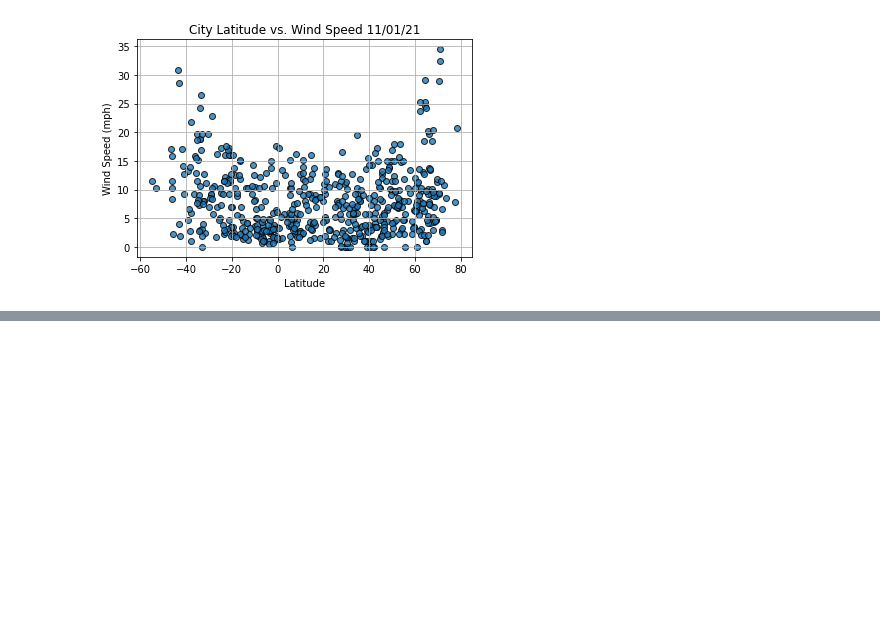
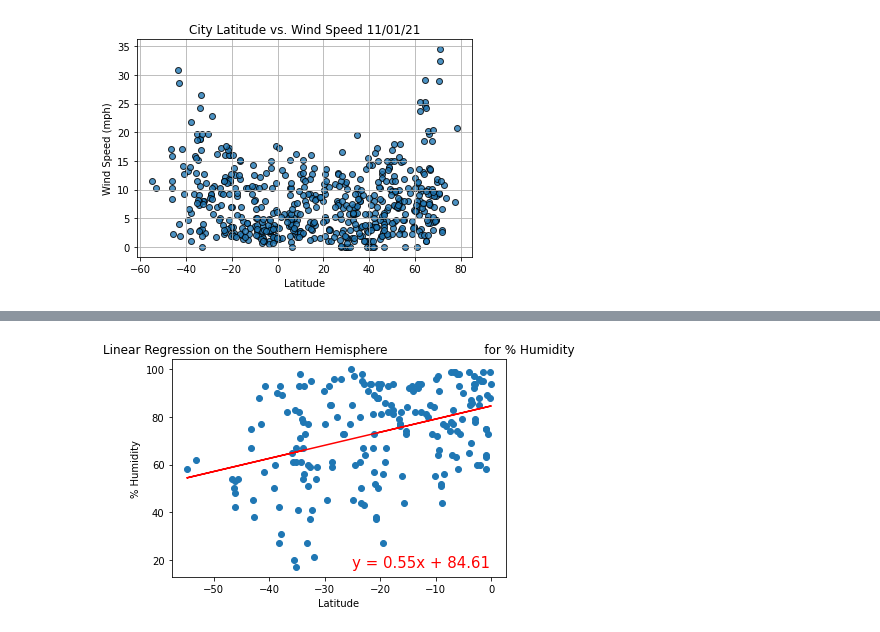
Before and after one commit to coleherman370/World_Weather_Analysis, a Jupyter notebook: WeatherPy.ipynb, the cells around one changed output, grey strips where cells are left out. Cells and saved outputs as stored; diff of their text form; code cells hidden in the pictures; blank space fills up the shorter version.

```diff
--- a/WeatherPy.ipynb
+++ b/WeatherPy.ipynb
@@ -208,0 +280,11 @@ plt.show()
+# %%
+x_values = southern_hemi_df["Lat"]
+y_values = southern_hemi_df["Humidity"]
+fileName = 'weather_data/southernHemisphereHumidLinReg.png'
+
+# Call the function.
+plot_linear_regression(x_values, y_values,
+                       'Linear Regression on the Southern Hemisphere \
+                        for % Humidity', '% Humidity',(-25,17),fileName)
+# %% [output]
+[figure, added]
```
Also changed, not shown: parts of 11 cells of this notebook, 9 other files.
